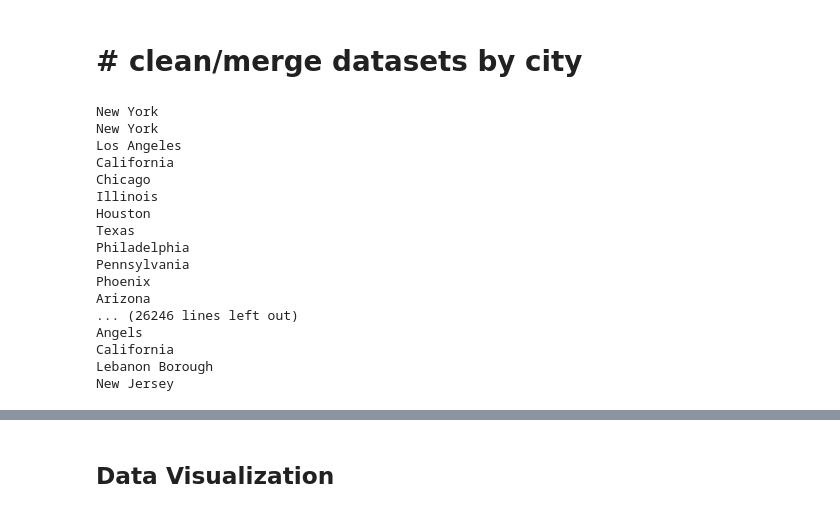
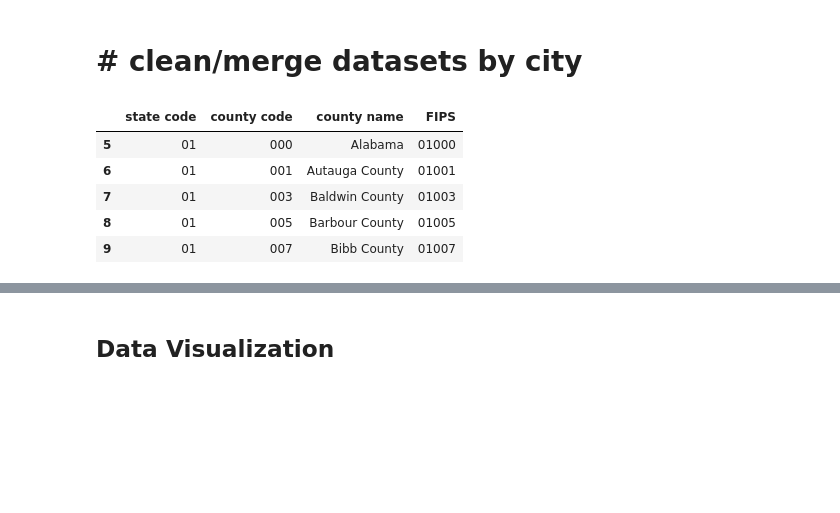
Before and after one commit to jcloo/COGS108_Final_2019, a Jupyter notebook: FinalProject.ipynb, the cells around one changed output, grey strips where cells are left out. Drawn from its saved outputs; the diff is of its cells as text; code cells hidden in the pictures; blank space fills up the shorter version.

```diff
--- a/FinalProject.ipynb
+++ b/FinalProject.ipynb
@@ -51,6 +52,7 @@ gun_data = pd.read_csv("datasets/gun-violence-data_01-2013_03-2018.csv")
 income_data = pd.read_csv("datasets/kaggle_income.csv", encoding = "ISO-8859-1")
 rent_data = pd.read_csv("datasets/price.csv", encoding = "ISO-8859-1")
 states = pd.read_csv("datasets/states.csv")
+county_fips = pd.read_excel("datasets/fips_data.xlsx")
 # %%
 #Remove null values
 #gun_data.dropna(inplace = True)
@@ -70,6 +72,23 @@ https://www.kaggle.com/goldenoakresearch/us-household-income-stats-geo-locations
 #gun_data[(gun_data["city_or_county"]=="Mckeesport") & (gun_data["state"]=="Pennsylvania")]
 # %% [markdown]
 # # clean/merge datasets by city
+# %%
+#CLEANING UP COUNTY DATAFRAME
+
+
+#county_fips = county_fips[['Unnamed: 1', 'Unnamed: 2', 'Unnamed: 6']]
+#county_fips.columns = ['state code', 'county code', 'county name']
+#county_fips.dropna(inplace=True)
+#county_fips = county_fips.iloc[2:]
+county_fips.head()
+#county_fips.to_csv('fips_data.csv', index = None, header=True)
+# %% [output]
+|  | state code | county code | county name | FIPS |
+| 5 | 01 | 000 | Alabama | 01000 |
+| 6 | 01 | 001 | Autauga County | 01001 |
+| 7 | 01 | 003 | Baldwin County | 01003 |
+| 8 | 01 | 005 | Barbour County | 01005 |
+| 9 | 01 | 007 | Bibb County | 01007 |
 # %%
 #TODO: match rows/merge by City
 #loop through income data and aggregate a dataframe by city
@@ -116,39 +139,45 @@ for index, rent_row in rent_data.iterrows():
     #convert to full state name by comparing to states list
     state = states.loc[states['Abbreviation'] == state_abbrev]['State'].values[0]
 
-    print(city)
-    print(state)
+#    print(city)
+#    print(state)
 
     #get dataframe of incident rows with matching state and city
     incidents = gun_data_abbrev.loc[(gun_data_abbrev['state']  == state) & (gun_data_abbrev['city_or_county'] == city)]
-
+    the_county = city_metrics.loc[(city_metrics['state'] == state) & (city_metrics['city'] == city)]
+    #print(the_county)
     #compute each city's total incidents and total deaths/ whatever metrics for violence we want to use
     num_incidents = incidents.shape[0]
     total_killed = incidents['n_killed'].sum()
     total_injured = incidents['n_injured'].sum()
 
+
+
     #extract rent metrics for city
     latest_rent = rent_row['January 2017']
 
+    #extract county for city
+    if the_county.empty != True:
+        county_list = the_county.at[0,'county']
+        #print(the_county)
+        #print(the_county.at[0, 'county'])
+        #print(the_county.at[0, 'county'])
+        #print("length of most counties is ", len(county_list))
+        #print("most of the counties are ", county_list)
+        if type(county_list) == str:
+            county = county_list
+        else:
+            county = county_list[0]
+        if len(county) == 1:
+            print(type(county_list))
+            print("size of list is ", len(county_list))
+            print("county list is ", county_list)
+            print(county)
+
+
+
+
     #construct row of the values we want to describe the city
-    city_row = pd.DataFrame(columns = ['state','city', 'latest_rent','num_incidents','total_killed','total_injured'])
-    city_row.loc[0] = [state,city,latest_rent,num_incidents,total_killed,total_injured]
+    city_row = pd.DataFrame(columns = ['state','city', 'county', 'latest_rent','num_incidents','total_killed','total_injured'])
+    city_row.loc[0] = [state,city,county,latest_rent,num_incidents,total_killed,total_injured]
     city_metrics_rent = city_metrics_rent.append(city_row)
-# %% [output]
-New York
-New York
-Los Angeles
-California
-Chicago
-Illinois
-Houston
-Texas
-Philadelphia
-Pennsylvania
-Phoenix
-Arizona
-... (26246 lines left out)
-Angels
-California
-Lebanon Borough
-New Jersey
```
Also changed, not shown: parts of 15 cells of this notebook.
